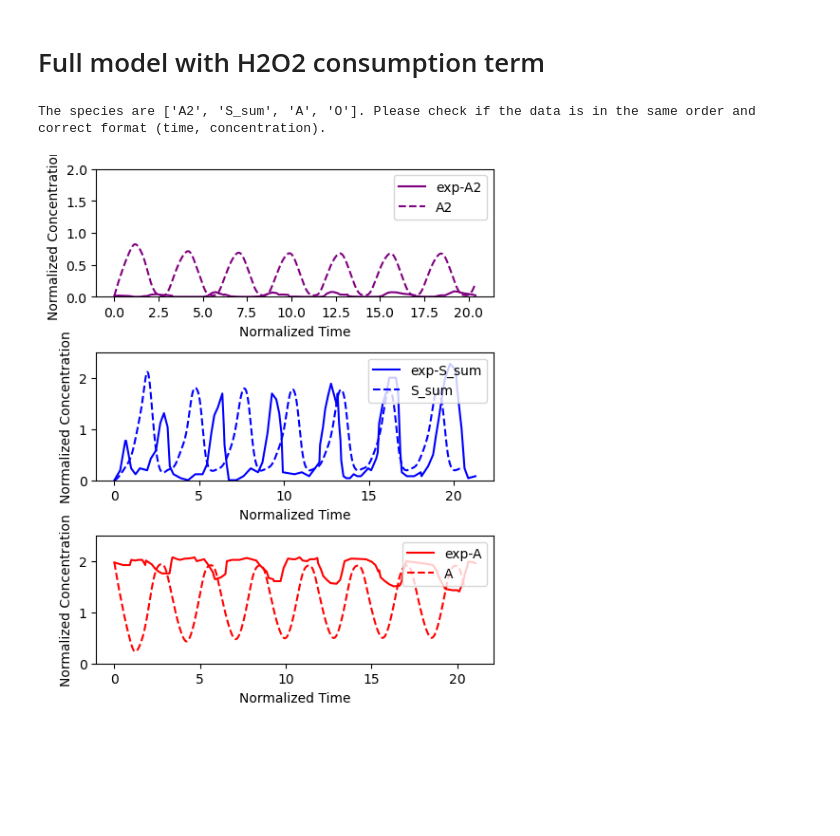
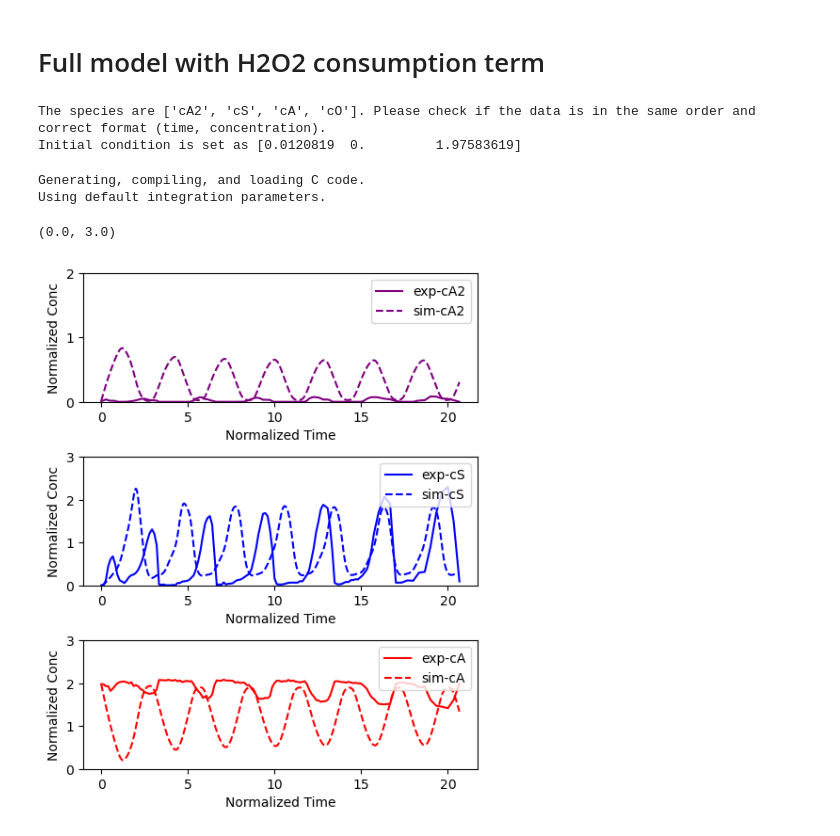
Before and after one commit to Zhiheng419/Chemical_Oscillation_Model, a Jupyter notebook: delayed_model_NatChem_fig1.ipynb, the cells around one changed output. Drawn from its saved outputs; the diff is of its cells as text; code cells hidden in the pictures; blank space fills up the shorter version.

Commit message:
Added DMAP controlled oscillations data and analysis 070325

```diff
--- a/delayed_model_NatChem_fig1.ipynb
+++ b/delayed_model_NatChem_fig1.ipynb
@@ -35,19 +9,37 @@ df_MHNatChem.loc[0, 't4'] = 0
+# %%
+df_fig1f_NatChem_MH = pd.read_csv(r'Data_sets/3b_fig1f_osc_NatChem_MH.csv')
+cut_off, CMC_3b = 5.25, 0.52
+tau = 0.25
+C_A2tol = df_fig1f_NatChem_MH.loc[0, 'cA2'] + df_fig1f_NatChem_MH.loc[0, 'cA'] / 2
+
+df_fig1f_NatChem_MH[['cA2', 'cA']] /= C_A2tol
+df_fig1f_NatChem_MH['cS'] /= CMC_3b
+
+for s in ['TimeA2', 'TimeS', 'TimeA']:
+    df_fig1f_NatChem_MH[s] /= tau
+
+df_fig1f_NatChem_MH = df_fig1f_NatChem_MH[df_fig1f_NatChem_MH['TimeA2'] < cut_off/tau]
 # %% [markdown]
 # Full model with H2O2 consumption term
 # %%
-params = np.array([8.5, 0.7, 0.5, 6.2, 30.0])
+params = np.array([8.5, 0.7, 0.5, 6.2, 20.0])
 consts = np.array([0.17, 2])
-delay = np.array([0.25, 0.6])
+delay = np.array([0.25, 0.62])
 init_cond = np.array([0.05, 0, 0.1])
-delayed_model_stirr = delayed_oscillation(delayed_full_model_consumeO, delay, params, consts, init_cond, calc_all_delayed_full_model_consumeO)
-delayed_model_stirr.add_exp_data(df_MHNatChem)
+delayed_model = delayed_oscillation(delayed_full_model_consumeO, delay, params, consts, init_cond, calc_all_delayed_full_model_consumeO)
+delayed_model.set_species(['cA2', 'cS', 'cA', 'cO'])
+delayed_model.add_exp_data(df_fig1f_NatChem_MH)
 # %% [output]
-The species are ['A2', 'S_sum', 'A', 'O']. Please check if the data is in the same order and correct format (time, concentration).
+The species are ['cA2', 'cS', 'cA', 'cO']. Please check if the data is in the same order and correct format (time, concentration).
+Initial condition is set as [0.0120819  0.         1.97583619]
 # %%
-fig, axes = delayed_model_stirr.plot(t=6, exp=True, nvars=3)
+fig, axes = delayed_model.plot(t=6, exp=True, nvars=3)
 axes[0].set_ylim(0, 2)
-axes[1].set_ylim(0, 2.5)
-axes[2].set_ylim(0, 2.5)
-fig.tight_layout()
+axes[0].set_yticks([0, 1, 2])
+axes[1].set_ylim(0, 3)
+axes[2].set_ylim(0, 3)
 # %% [output]
+Generating, compiling, and loading C code.
+Using default integration parameters.
+(0.0, 3.0)
-[figure, old version]
+[figure, new version]
```
Also changed, not shown: parts of 1 cell of this notebook, 22 other files.
